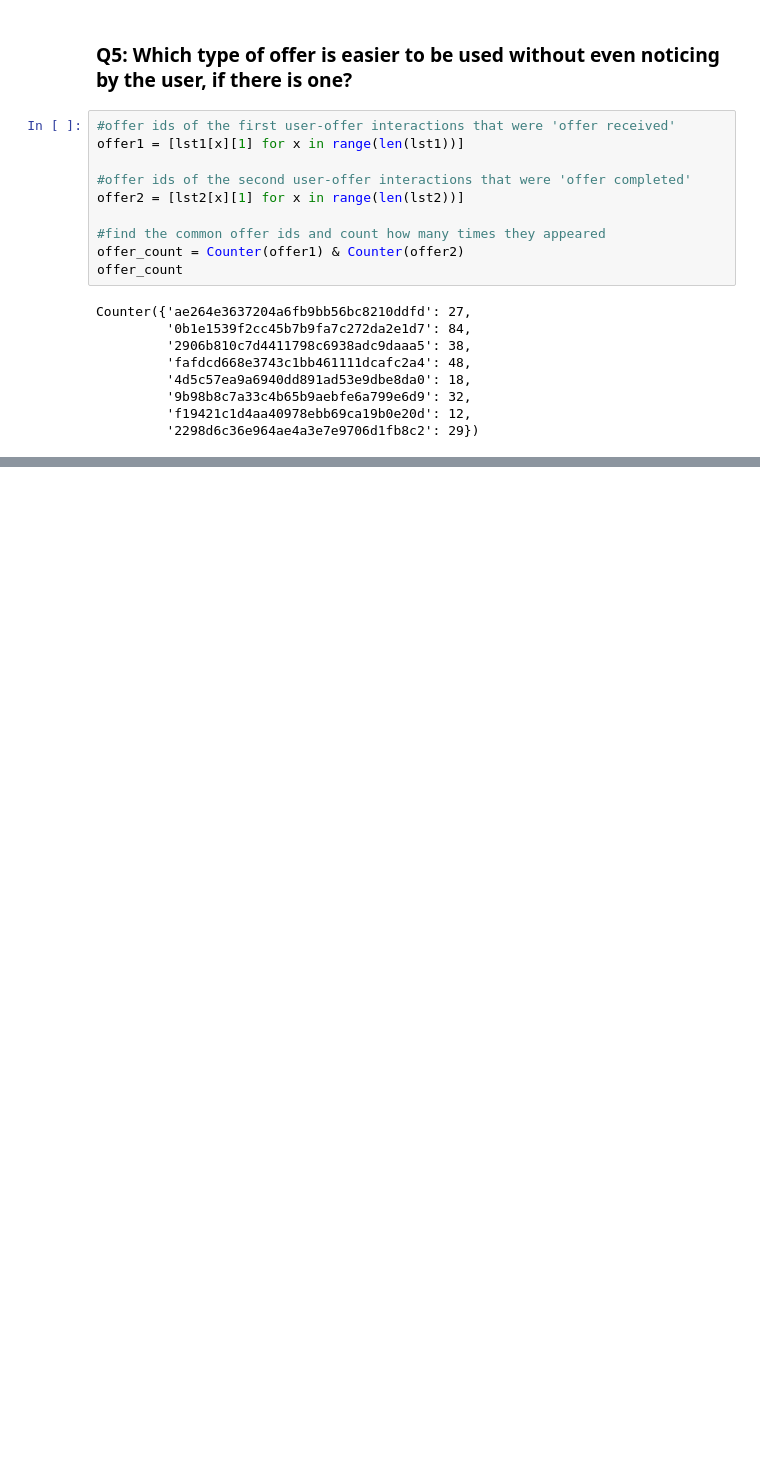
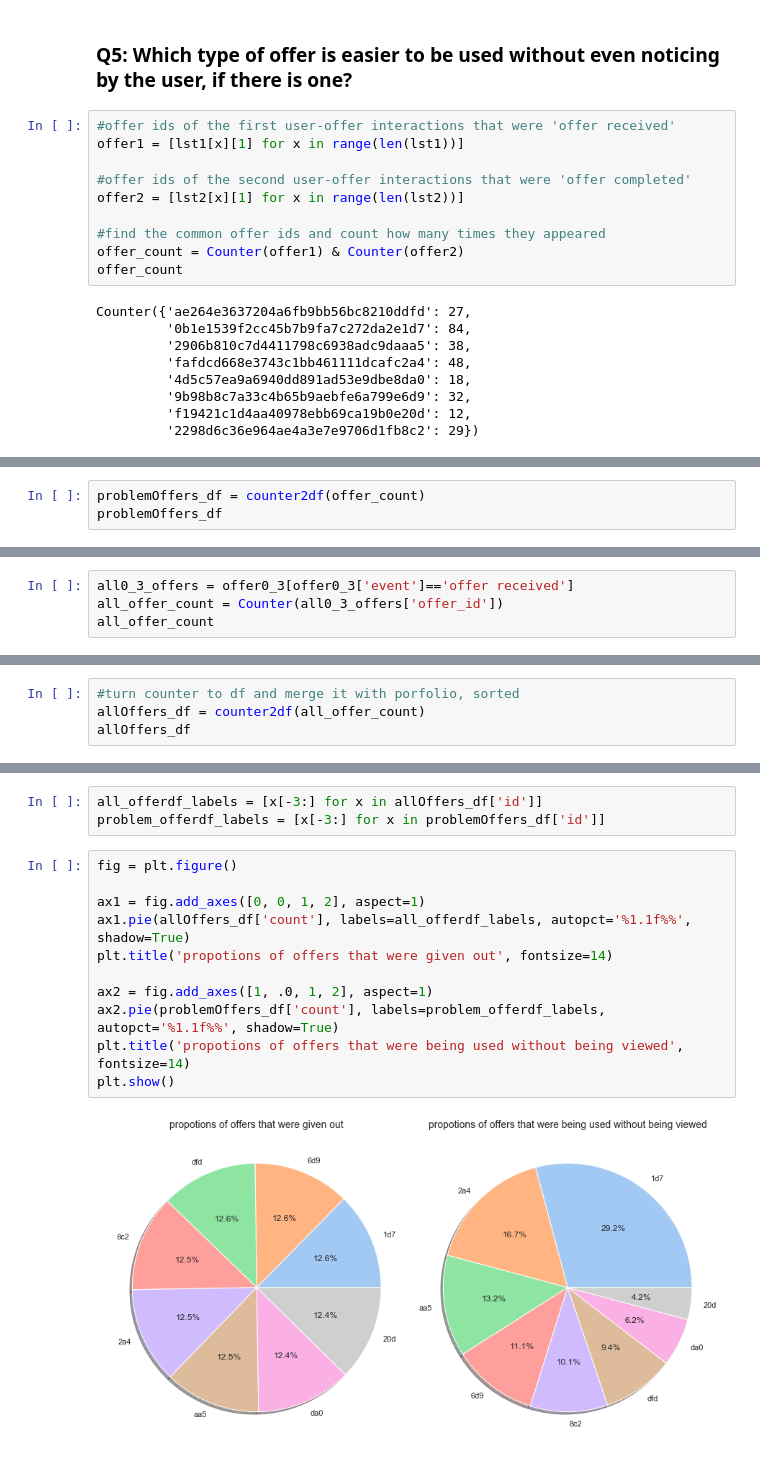
Before and after one commit to linnndachen/starbucks_capstone, a Jupyter notebook: Starbucks_Capstone_notebook.ipynb, the cells around one changed output, grey strips where cells are left out. Drawn from its saved outputs; the diff is of its cells as text; blank space fills up the shorter version.

```diff
--- a/Starbucks_Capstone_notebook.ipynb
+++ b/Starbucks_Capstone_notebook.ipynb
@@ -812,0 +851,3 @@ profile.sample(5)
+# %%
+problemOffers_df = counter2df(offer_count)
+problemOffers_df
@@ -812,0 +864,4 @@ profile.sample(5)
+# %%
+all0_3_offers = offer0_3[offer0_3['event']=='offer received']
+all_offer_count = Counter(all0_3_offers['offer_id'])
+all_offer_count
@@ -812,0 +877,4 @@ profile.sample(5)
+# %%
+#turn counter to df and merge it with porfolio, sorted
+allOffers_df = counter2df(all_offer_count)
+allOffers_df
@@ -812,0 +891,16 @@ profile.sample(5)
+# %%
+all_offerdf_labels = [x[-3:] for x in allOffers_df['id']]
+problem_offerdf_labels = [x[-3:] for x in problemOffers_df['id']]
+# %%
+fig = plt.figure()
+
+ax1 = fig.add_axes([0, 0, 1, 2], aspect=1)
+ax1.pie(allOffers_df['count'], labels=all_offerdf_labels, autopct='%1.1f%%', shadow=True)
+plt.title('propotions of offers that were given out', fontsize=14)
+
+ax2 = fig.add_axes([1, .0, 1, 2], aspect=1)
+ax2.pie(problemOffers_df['count'], labels=problem_offerdf_labels, autopct='%1.1f%%', shadow=True)
+plt.title('propotions of offers that were being used without being viewed', fontsize=14)
+plt.show()
+# %% [output]
+[figure, added]
```
Also changed, not shown: parts of 69 cells of this notebook.
